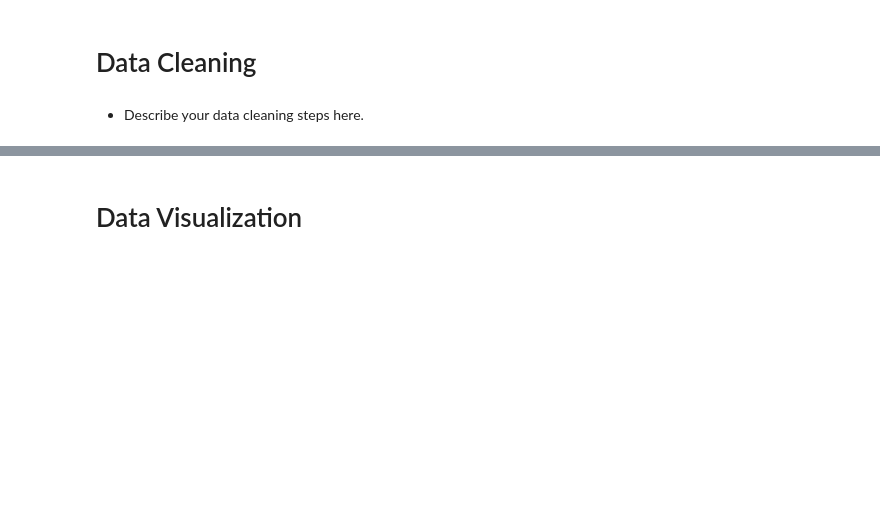
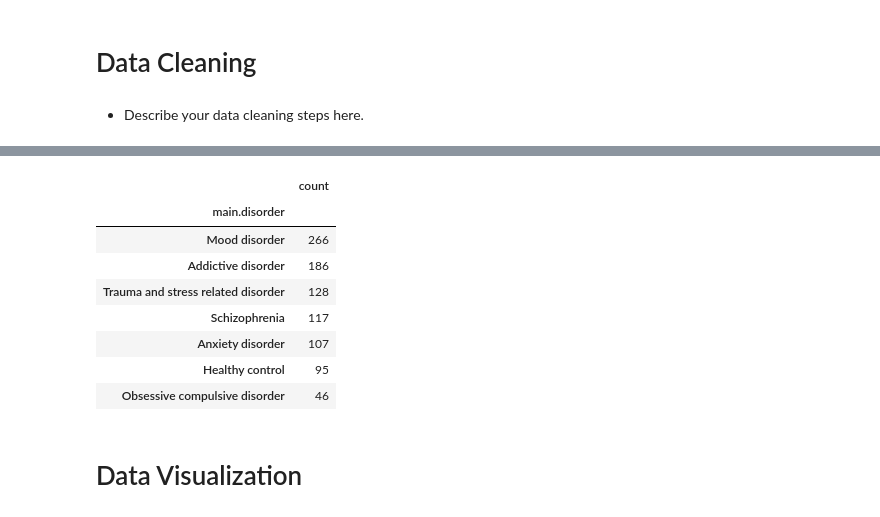
Before and after one commit to holliwood8/138-project, a Jupyter notebook: FinalProject-GroupXYZ.ipynb, the cells around one changed output, grey strips where cells are left out. Saved outputs shown, nothing was run; the diff lists cells and outputs as text; code cells hidden in the pictures; blank space fills up the shorter version.

```diff
--- a/FinalProject-GroupXYZ.ipynb
+++ b/FinalProject-GroupXYZ.ipynb
@@ -107,3 +119,18 @@ Unnamed: 122: 945
+# %%
+# Count observations per each main disorder category
+
+count_observations = pd.DataFrame(df['main.disorder'].value_counts())
+count_observations
+# %% [output]
+|  | count |
+| main.disorder |  |
+| Mood disorder | 266 |
+| Addictive disorder | 186 |
+| Trauma and stress related disorder | 128 |
+| Schizophrenia | 117 |
+| Anxiety disorder | 107 |
+| Healthy control | 95 |
+| Obsessive compulsive disorder | 46 |
 # %% [markdown]
 # Data Visualization
 # %% [markdown]
```
Also changed, not shown: parts of 9 cells of this notebook.
